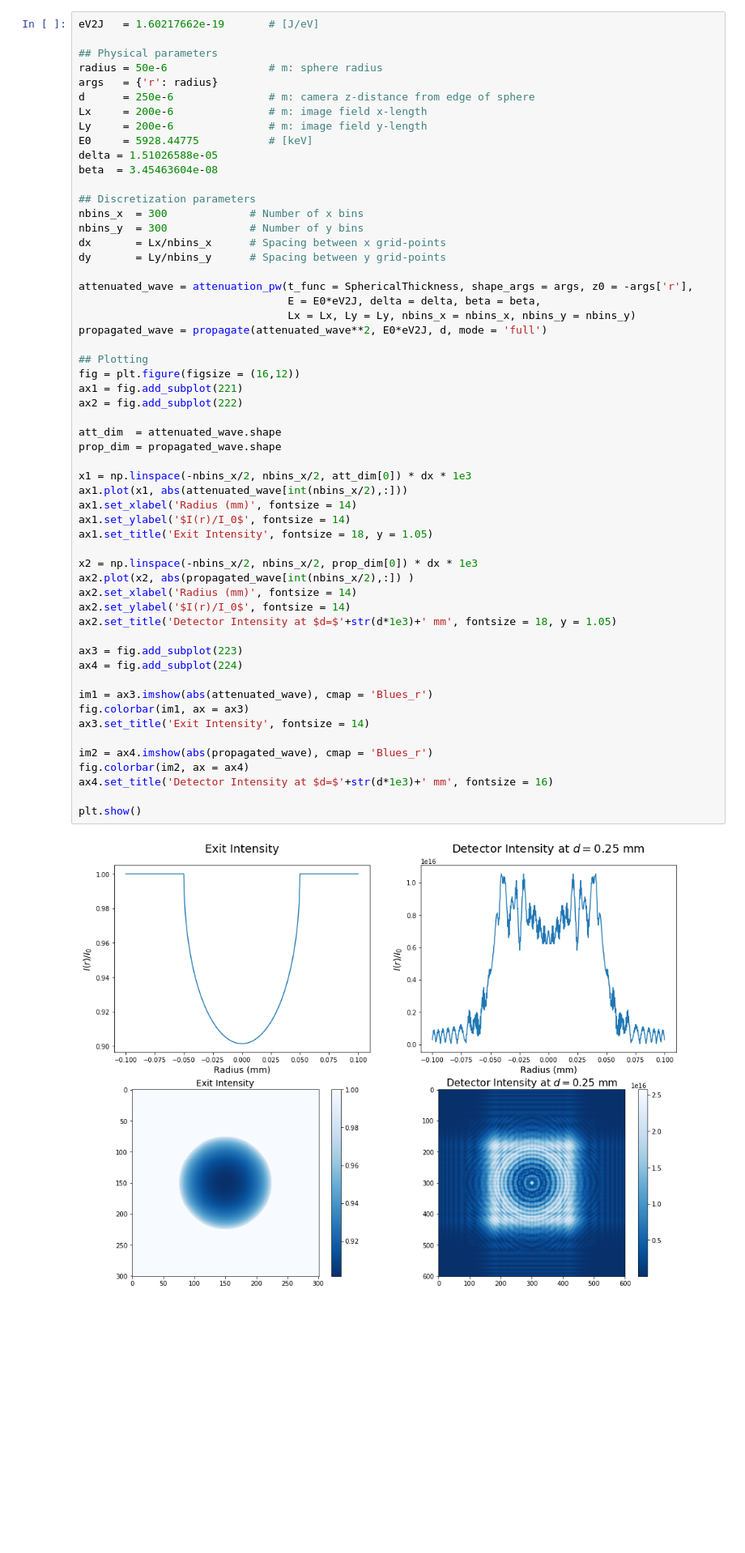
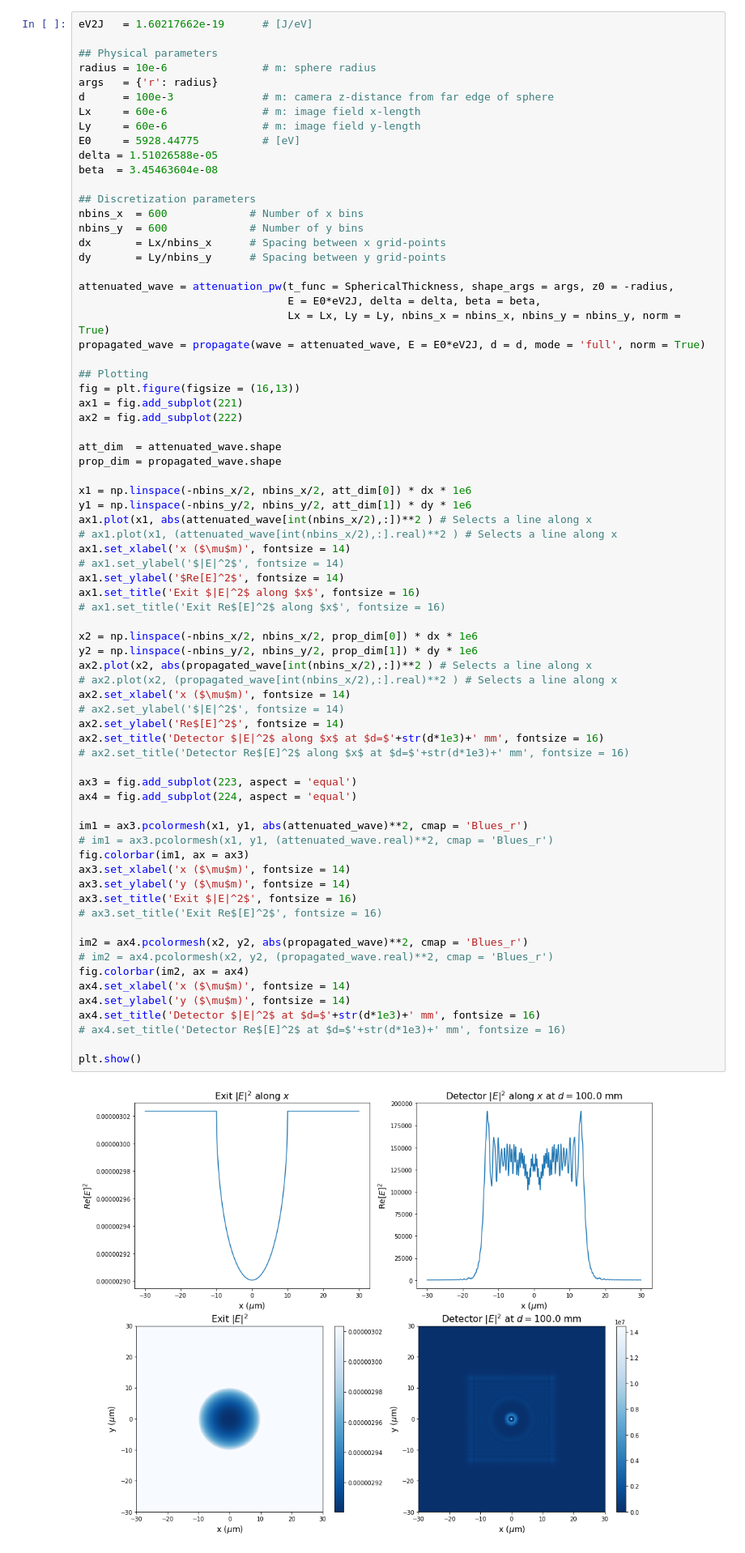
Before and after one commit to MSenani/X-Ray-Image-Reconstruction, a Jupyter notebook: Sphere_Reconstruction.ipynb, the cells around one changed output. Shown at 81% size. Cells and saved outputs as stored; diff of their text form; blank space fills up the shorter version.

```diff
--- a/Sphere_Reconstruction.ipynb
+++ b/Sphere_Reconstruction.ipynb
@@ -202,61 +169,77 @@ def propagate_fft(wave, Lx, Ly, d, E, use_hc = True):
 # %%
-eV2J   = 1.60217662e-19       # [J/eV]
+eV2J   = 1.60217662e-19      # [J/eV]
 
 ## Physical parameters
-radius = 50e-6                # m: sphere radius
+radius = 10e-6               # m: sphere radius
 args   = {'r': radius}
-d      = 250e-6               # m: camera z-distance from edge of sphere
-Lx     = 200e-6               # m: image field x-length
-Ly     = 200e-6               # m: image field y-length
-E0     = 5928.44775           # [keV]
+d      = 100e-3              # m: camera z-distance from far edge of sphere
+Lx     = 60e-6               # m: image field x-length
+Ly     = 60e-6               # m: image field y-length
+E0     = 5928.44775          # [eV]
 delta = 1.51026588e-05
 beta  = 3.45463604e-08
 
 ## Discretization parameters
-nbins_x  = 300             # Number of x bins
-nbins_y  = 300             # Number of y bins
+nbins_x  = 600             # Number of x bins
+nbins_y  = 600             # Number of y bins
 dx       = Lx/nbins_x      # Spacing between x grid-points
 dy       = Ly/nbins_y      # Spacing between y grid-points
 
-attenuated_wave = attenuation_pw(t_func = SphericalThickness, shape_args = args, z0 = -args['r'],
+attenuated_wave = attenuation_pw(t_func = SphericalThickness, shape_args = args, z0 = -radius,
                                  E = E0*eV2J, delta = delta, beta = beta,
-                                 Lx = Lx, Ly = Ly, nbins_x = nbins_x, nbins_y = nbins_y)
-propagated_wave = propagate(attenuated_wave**2, E0*eV2J, d, mode = 'full')
+                                 Lx = Lx, Ly = Ly, nbins_x = nbins_x, nbins_y = nbins_y, norm = True)
+propagated_wave = propagate(wave = attenuated_wave, E = E0*eV2J, d = d, mode = 'full', norm = True)
 
 ## Plotting
-fig = plt.figure(figsize = (16,12))
+fig = plt.figure(figsize = (16,13))
 ax1 = fig.add_subplot(221)
 ax2 = fig.add_subplot(222)
 
 att_dim  = attenuated_wave.shape
 prop_dim = propagated_wave.shape
 
-x1 = np.linspace(-nbins_x/2, nbins_x/2, att_dim[0]) * dx * 1e3
-ax1.plot(x1, abs(attenuated_wave[int(nbins_x/2),:]))
-ax1.set_xlabel('Radius (mm)', fontsize = 14)
-ax1.set_ylabel('$I(r)/I_0$', fontsize = 14)
-ax1.set_title('Exit Intensity', fontsize = 18, y = 1.05)
+x1 = np.linspace(-nbins_x/2, nbins_x/2, att_dim[0]) * dx * 1e6
+y1 = np.linspace(-nbins_y/2, nbins_y/2, att_dim[1]) * dy * 1e6
+ax1.plot(x1, abs(attenuated_wave[int(nbins_x/2),:])**2 ) # Selects a line along x
+# ax1.plot(x1, (attenuated_wave[int(nbins_x/2),:].real)**2 ) # Selects a line along x
+ax1.set_xlabel('x ($\mu$m)', fontsize = 14)
+# ax1.set_ylabel('$|E|^2$', fontsize = 14)
+ax1.set_ylabel('$Re[E]^2$', fontsize = 14)
+ax1.set_title('Exit $|E|^2$ along $x$', fontsize = 16)
+# ax1.set_title('Exit Re$[E]^2$ along $x$', fontsize = 16)
 
-x2 = np.linspace(-nbins_x/2, nbins_x/2, prop_dim[0]) * dx * 1e3
-ax2.plot(x2, abs(propagated_wave[int(nbins_x/2),:]) )
-ax2.set_xlabel('Radius (mm)', fontsize = 14)
-ax2.set_ylabel('$I(r)/I_0$', fontsize = 14)
-ax2.set_title('Detector Intensity at $d=$'+str(d*1e3)+' mm', fontsize = 18, y = 1.05)
+x2 = np.linspace(-nbins_x/2, nbins_x/2, prop_dim[0]) * dx * 1e6
+y2 = np.linspace(-nbins_y/2, nbins_y/2, prop_dim[1]) * dy * 1e6
+ax2.plot(x2, abs(propagated_wave[int(nbins_x/2),:])**2 ) # Selects a line along x
+# ax2.plot(x2, (propagated_wave[int(nbins_x/2),:].real)**2 ) # Selects a line along x
+ax2.set_xlabel('x ($\mu$m)', fontsize = 14)
+# ax2.set_ylabel('$|E|^2$', fontsize = 14)
+ax2.set_ylabel('Re$[E]^2$', fontsize = 14)
+ax2.set_title('Detector $|E|^2$ along $x$ at $d=$'+str(d*1e3)+' mm', fontsize = 16)
+# ax2.set_title('Detector Re$[E]^2$ along $x$ at $d=$'+str(d*1e3)+' mm', fontsize = 16)
 
-ax3 = fig.add_subplot(223)
-ax4 = fig.add_subplot(224)
+ax3 = fig.add_subplot(223, aspect = 'equal')
+ax4 = fig.add_subplot(224, aspect = 'equal')
 
-im1 = ax3.imshow(abs(attenuated_wave), cmap = 'Blues_r')
+im1 = ax3.pcolormesh(x1, y1, abs(attenuated_wave)**2, cmap = 'Blues_r')
+# im1 = ax3.pcolormesh(x1, y1, (attenuated_wave.real)**2, cmap = 'Blues_r')
 fig.colorbar(im1, ax = ax3)
-ax3.set_title('Exit Intensity', fontsize = 14)
+ax3.set_xlabel('x ($\mu$m)', fontsize = 14)
+ax3.set_ylabel('y ($\mu$m)', fontsize = 14)
+ax3.set_title('Exit $|E|^2$', fontsize = 16)
+# ax3.set_title('Exit Re$[E]^2$', fontsize = 16)
 
-im2 = ax4.imshow(abs(propagated_wave), cmap = 'Blues_r')
+im2 = ax4.pcolormesh(x2, y2, abs(propagated_wave)**2, cmap = 'Blues_r')
+# im2 = ax4.pcolormesh(x2, y2, (propagated_wave.real)**2, cmap = 'Blues_r')
 fig.colorbar(im2, ax = ax4)
-ax4.set_title('Detector Intensity at $d=$'+str(d*1e3)+' mm', fontsize = 16)
+ax4.set_xlabel('x ($\mu$m)', fontsize = 14)
+ax4.set_ylabel('y ($\mu$m)', fontsize = 14)
+ax4.set_title('Detector $|E|^2$ at $d=$'+str(d*1e3)+' mm', fontsize = 16)
+# ax4.set_title('Detector Re$[E]^2$ at $d=$'+str(d*1e3)+' mm', fontsize = 16)
 
 plt.show()
 # %% [output]
-[figure, old version]
+[figure, new version]
 # %% [markdown]
 Now let's try a cylinder
 # %%
```
Also changed, not shown: parts of 7 cells of this notebook.
